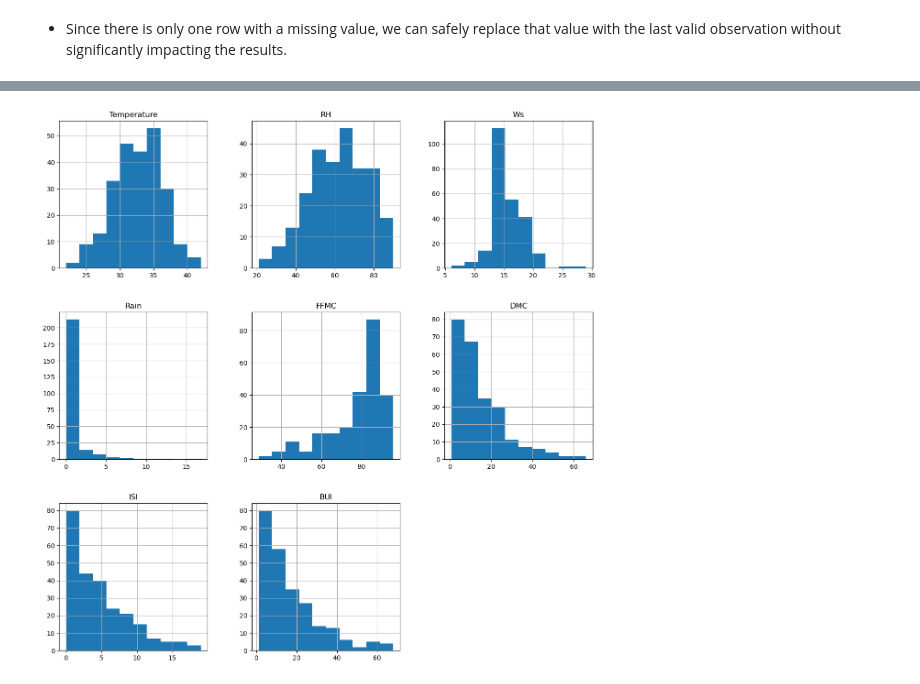
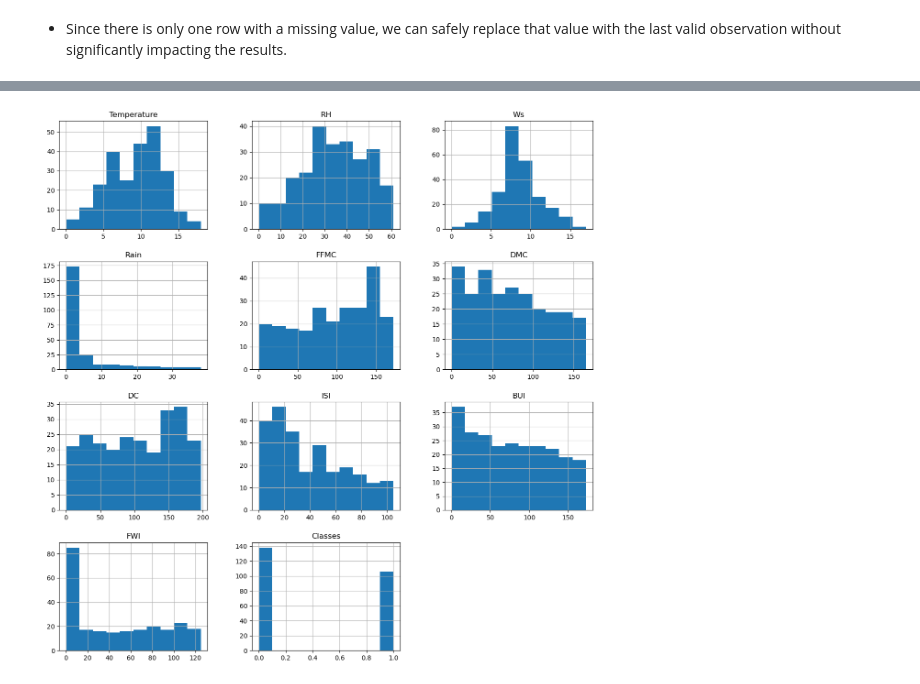
Before and after one commit to MoncefDj/AI-DS-Masters, a Jupyter notebook: 1st semester/Data exploration and visualization/Exploratory Data Analysis and Visualization Showcase.ipynb, the cells around one changed output, grey strips where cells are left out. Saved outputs shown, nothing was run; the diff lists cells and outputs as text; code cells hidden in the pictures.

```diff
--- a/1st semester/Data exploration and visualization/Exploratory Data Analysis and Visualization Showcase.ipynb
+++ b/1st semester/Data exploration and visualization/Exploratory Data Analysis and Visualization Showcase.ipynb
@@ -32,13 +60,12 @@ import pandas as pd
 # %%
 df = pd.read_csv(
-    "./algerian+forest+fires+dataset/Algerian_forest_fires.csv",
-    index_col=["day", "month", "year"],
+    "./algerian+forest+fires+dataset/Algerian_forest_fires_no_white_space.csv",
 )
 bejaia_df = pd.read_csv(
-    "./algerian+forest+fires+dataset/Bejaia Region Dataset.csv",
+    "./algerian+forest+fires+dataset/Bejaia Region Dataset_no_white_space.csv",
     index_col=["day", "month", "year"],
 )
 sidi_bel_abbes_df = pd.read_csv(
-    "./algerian+forest+fires+dataset/Sidi-Bel Abbes Region Dataset.csv",
+    "./algerian+forest+fires+dataset/Sidi-Bel Abbes Region Dataset_no_white_space.csv",
     index_col=["day", "month", "year"],
 )
@@ -69,0 +144,4 @@ df.fillna(method="ffill", inplace=True)
+# %%
+ndf = df.astype('category').apply(lambda x: x.cat.codes)
+nb_df = bejaia_df.astype('category').apply(lambda x: x.cat.codes)
+ns_df = sidi_bel_abbes_df.astype('category').apply(lambda x: x.cat.codes)
@@ -97,4 +218,4 @@ plt.show()
 # %%
-df_hist = df.hist(figsize=(15,15))
+df_hist = ndf.iloc[:,3:].hist(figsize=(15,15))
 # %% [output]
-[figure, old version]
+[figure, new version]
```
Also changed, not shown: parts of 23 cells of this notebook, 5 other files.
